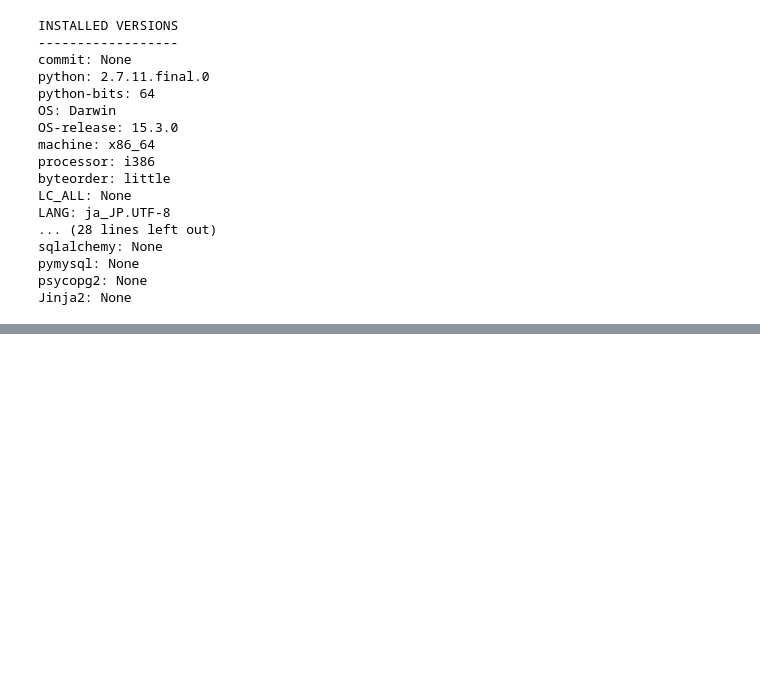
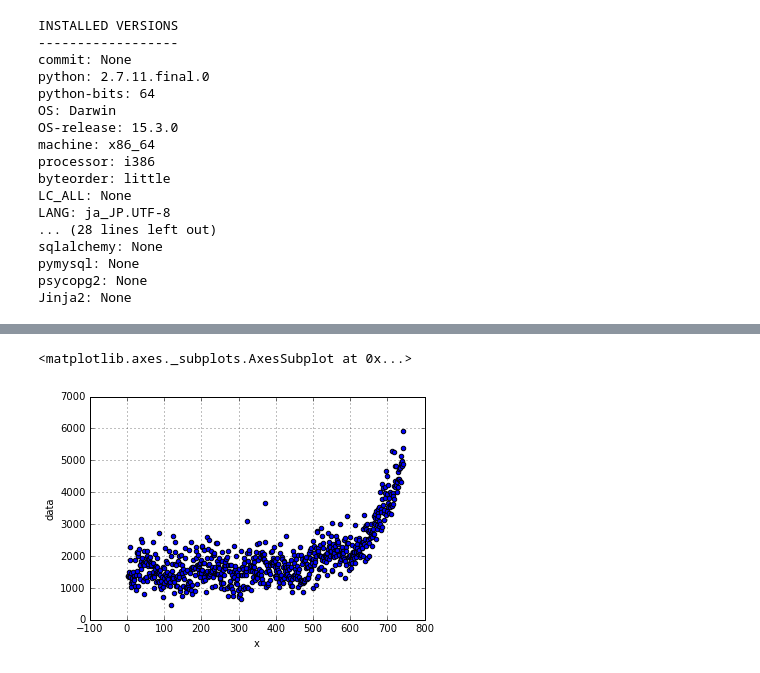
Before and after one commit to nut-jnlp/BuildingMachineLearningSystemsWithPython, a Jupyter notebook: ch00_tutorial/pandas_tutorial.ipynb, the cells around one changed output, grey strips where cells are left out. Saved outputs shown, nothing was run; the diff lists cells and outputs as text; code cells hidden in the pictures; blank space fills up the shorter version.

```diff
--- a/ch00_tutorial/pandas_tutorial.ipynb
+++ b/ch00_tutorial/pandas_tutorial.ipynb
@@ -34,0 +37,6 @@ Jinja2: None
+# %%
+df = pd.DataFrame.from_csv("../ch01/data/web_traffic.tsv", sep='\t')
+df.columns = ['data']
+df['x'] = df.index
+
+df
@@ -34,0 +75,7 @@ Jinja2: None
+# %%
+%matplotlib inline
+
+df.plot(kind='scatter', y='data', x = 'x', grid=True)
+# %% [output]
+<matplotlib.axes._subplots.AxesSubplot at 0x...>
+[figure, added]
```
Also changed, not shown: parts of 5 cells of this notebook.
